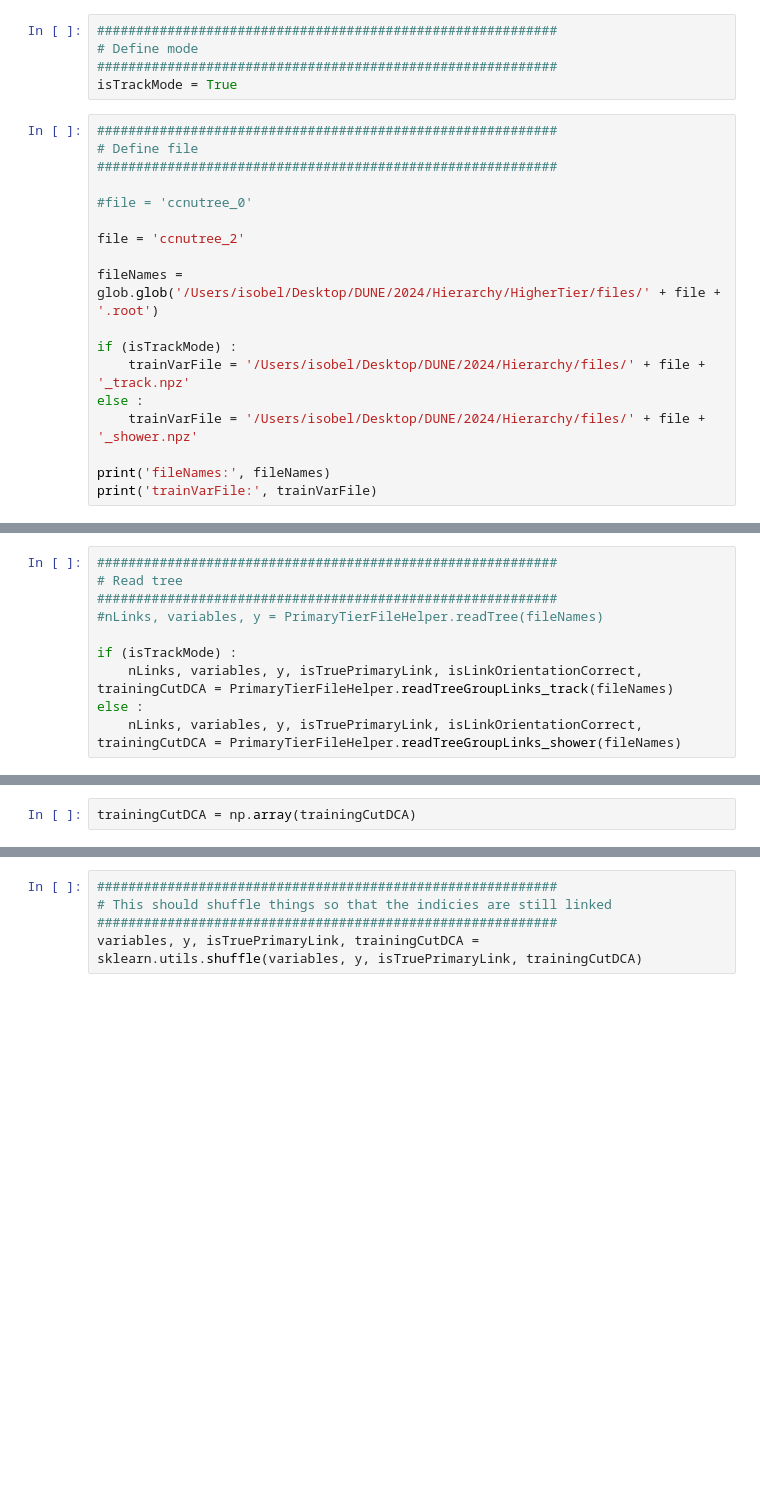
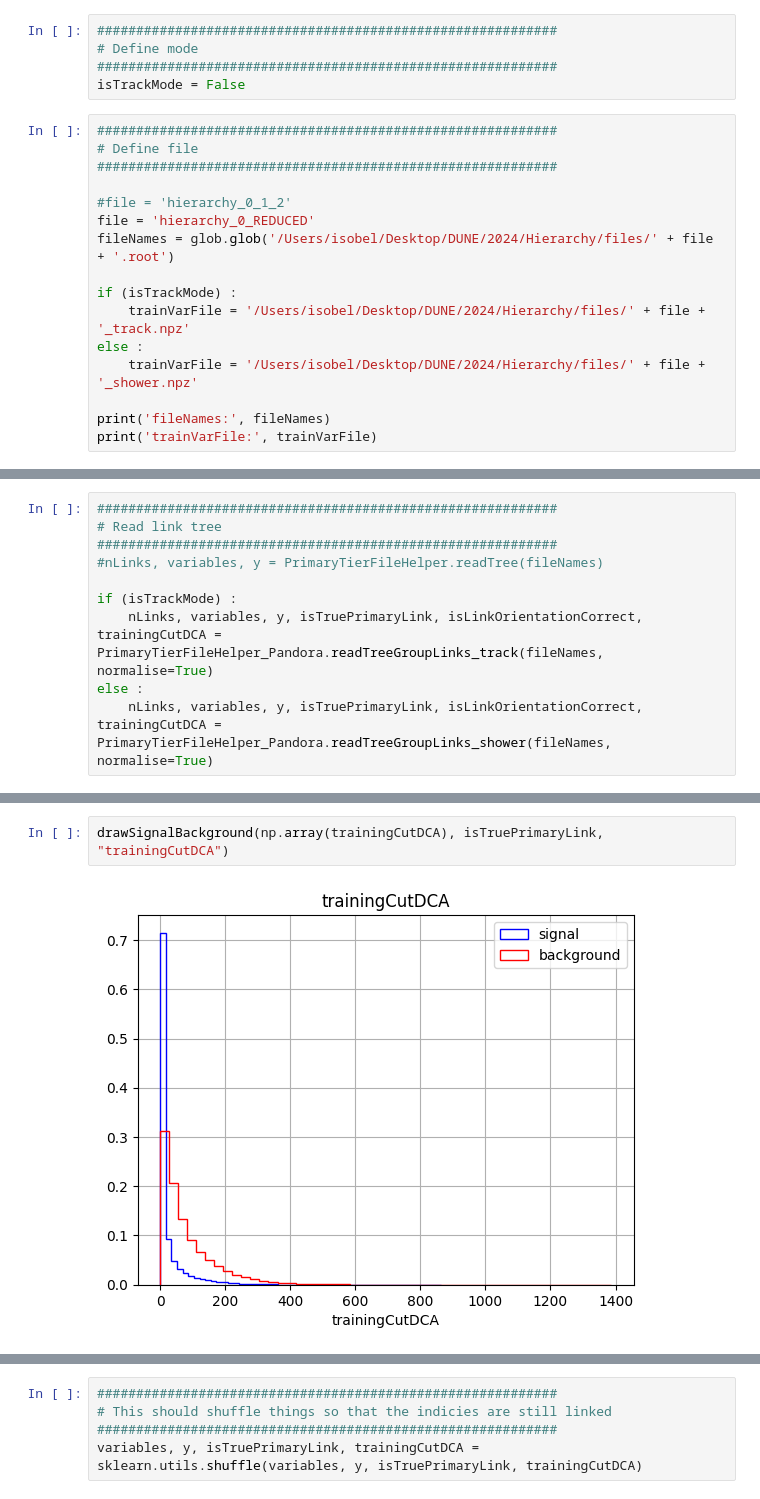
Before and after one commit to imawby/Hierarchy_GNN, a Jupyter notebook: WritePrimaryTierFile.ipynb, the cells around one changed output, grey strips where cells are left out. Saved outputs shown, nothing was run; the diff lists cells and outputs as text; blank space fills up the shorter version.

```diff
--- a/WritePrimaryTierFile.ipynb
+++ b/WritePrimaryTierFile.ipynb
@@ -12,17 +13,15 @@ import PrimaryTierFileHelper
 ###########################################################
 # Define mode
 ###########################################################
-isTrackMode = True
+isTrackMode = False
 # %%
 ###########################################################
 # Define file
 ###########################################################
 
-#file = 'ccnutree_0'
-
-file = 'ccnutree_2'
-
-fileNames = glob.glob('/Users/isobel/Desktop/DUNE/2024/Hierarchy/HigherTier/files/' + file + '.root')
+#file = 'hierarchy_0_1_2'
+file = 'hierarchy_0_REDUCED'
+fileNames = glob.glob('/Users/isobel/Desktop/DUNE/2024/Hierarchy/files/' + file + '.root')
 
 if (isTrackMode) :
     trainVarFile = '/Users/isobel/Desktop/DUNE/2024/Hierarchy/files/' + file + '_track.npz'
@@ -37,11 +36,11 @@ trainVarFile: /Users/isobel/Desktop/DUNE/2024/Hierarchy/files/ccnutree_2_track.n
 # %%
 ###########################################################
-# Read tree
+# Read link tree
 ###########################################################
 #nLinks, variables, y = PrimaryTierFileHelper.readTree(fileNames)
 
 if (isTrackMode) :
-    nLinks, variables, y, isTruePrimaryLink, isLinkOrientationCorrect, trainingCutDCA = PrimaryTierFileHelper.readTreeGroupLinks_track(fileNames)
+    nLinks, variables, y, isTruePrimaryLink, isLinkOrientationCorrect, trainingCutDCA = PrimaryTierFileHelper_Pandora.readTreeGroupLinks_track(fileNames, normalise=True)
 else :
-    nLinks, variables, y, isTruePrimaryLink, isLinkOrientationCorrect, trainingCutDCA = PrimaryTierFileHelper.readTreeGroupLinks_shower(fileNames)
+    nLinks, variables, y, isTruePrimaryLink, isLinkOrientationCorrect, trainingCutDCA = PrimaryTierFileHelper_Pandora.readTreeGroupLinks_shower(fileNames, normalise=True)
 # %% [output]
@@ -161,2 +157,4 @@ else :
 # %%
-trainingCutDCA = np.array(trainingCutDCA)
+drawSignalBackground(np.array(trainingCutDCA), isTruePrimaryLink, "trainingCutDCA")
+# %% [output]
+[figure, added]
```
Also changed, not shown: parts of 9 cells of this notebook, 31 other files.
